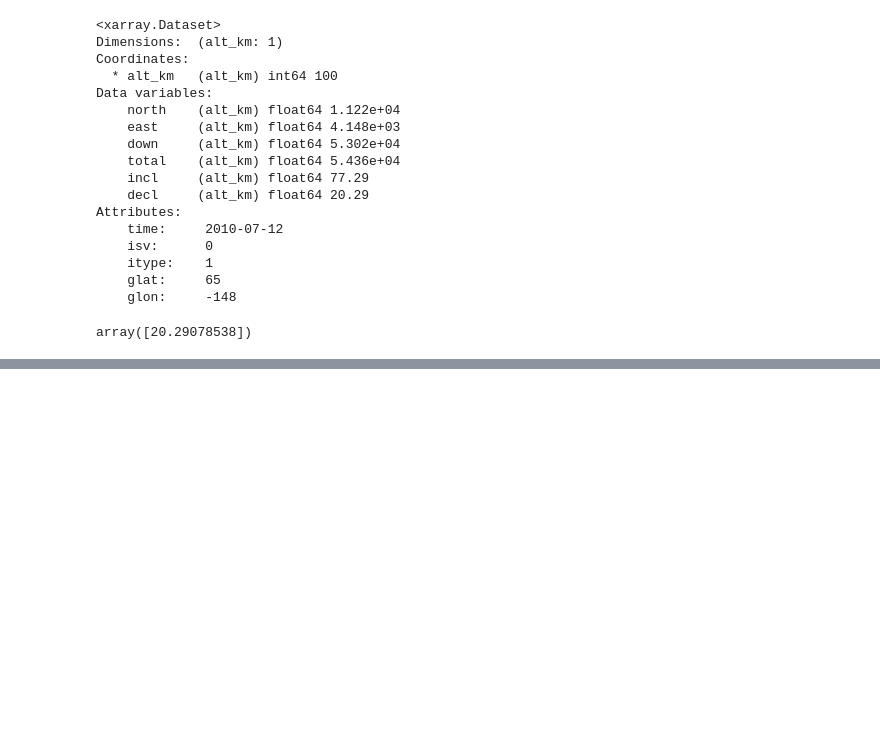
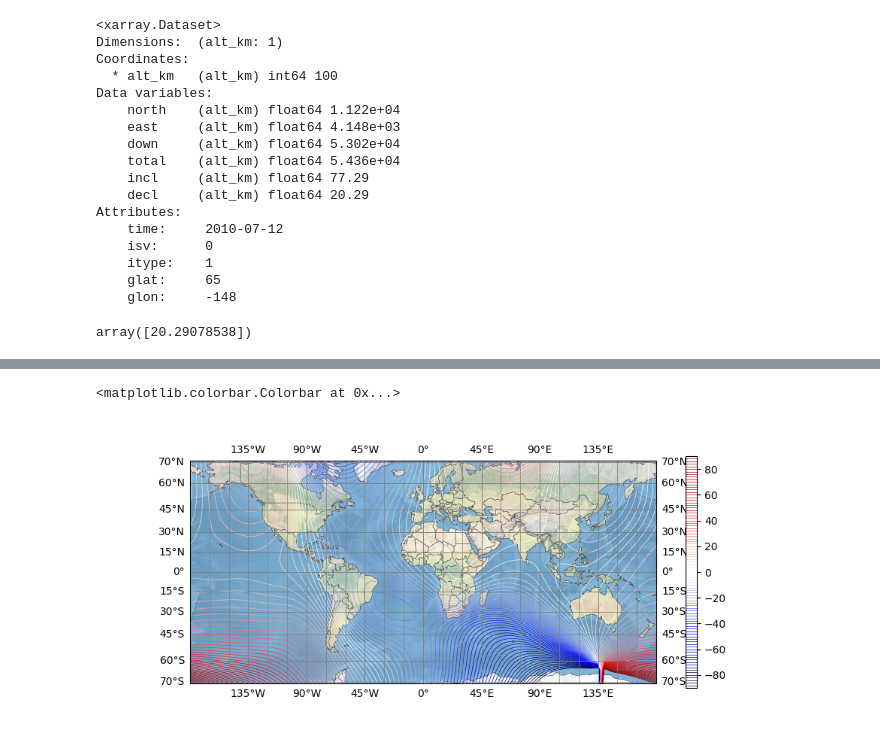
Before and after one commit to butala/pyrsss, a Jupyter notebook: notebooks/Test igrf.ipynb, the cells around one changed output, grey strips where cells are left out. Saved outputs shown, nothing was run; the diff lists cells and outputs as text; code cells hidden in the pictures; blank space fills up the shorter version.

Commit message:
Added cartopy contour map.

```diff
--- a/notebooks/Test igrf.ipynb
+++ b/notebooks/Test igrf.ipynb
@@ -50,0 +64,23 @@ array([20.29078538])
+# %%
+date = datetime(2015, 1, 1)
+mag = igrf.grid(date, glat, glon, altkm, isv=isv, itype=itype)
+# %%
+fig = plt.figure(figsize=(10, 4))
+ax = fig.add_subplot(1, 1, 1, projection=ccrs.Miller())
+ax.set_extent([-180, 180, -70.5, 70.5])
+ax.stock_img()
+ax.add_feature(cfeature.COASTLINE, color='0.3', lw=0.5)
+ax.add_feature(cfeature.BORDERS, color='0.3', lw=0.5)
+ax.gridlines(draw_labels=False,
+             xlocs=np.arange(-180, 181, 15),
+             ylocs=[-70, -60, -45, -30, -15, 0, 15, 30, 45, 60, 70],
+             color='0.5', lw=0.5)
+ax.gridlines(draw_labels=True,
+             xlocs=[-180, -135, -90, -45, 0, 45, 90, 135, 180],
+             ylocs=[-70, -60, -45, -30, -15, 0, 15, 30, 45, 60, 70],
+             color='0.5', lw=0.5)
+c = ax.contour(mag.glon, mag.glat, mag.decl, range(-90, 90 + 2, 2), transform=ccrs.PlateCarree(), cmap='seismic', linewidths=0.5)
+fig.colorbar(c, ax=ax)
+# %% [output]
+<matplotlib.colorbar.Colorbar at 0x...>
+[figure, added]
```
Also changed, not shown: parts of 3 cells of this notebook.
